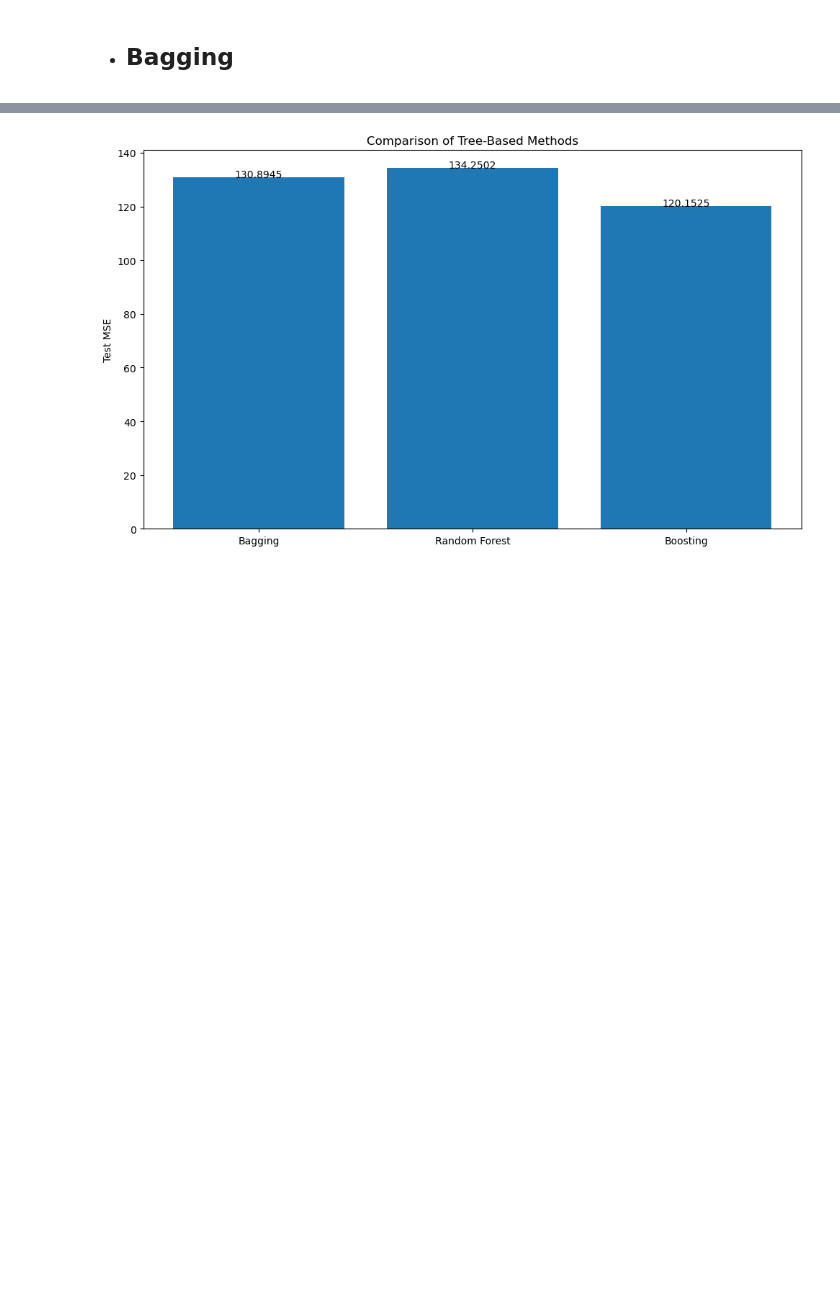
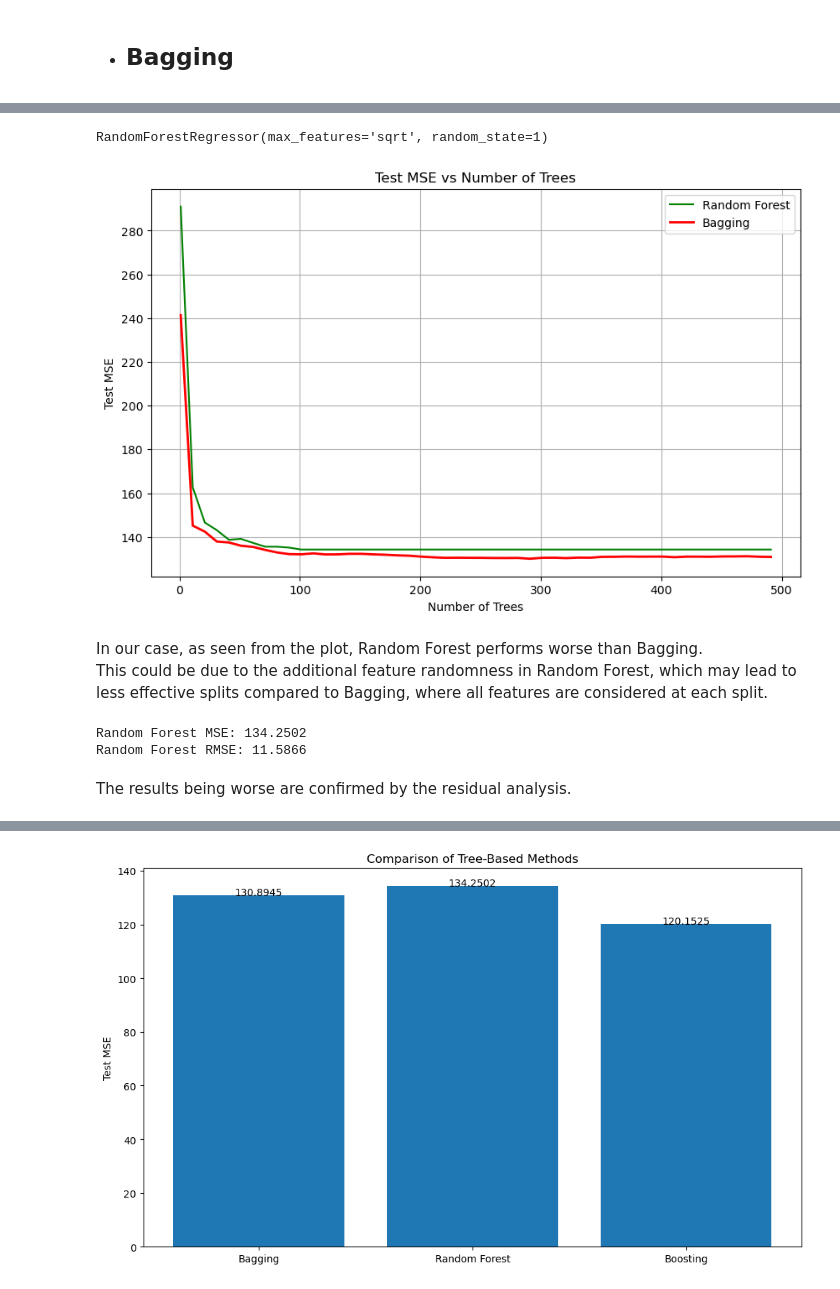
Before and after one commit to DanieleGotti/Food_Delivery_Time_Prediction, a Jupyter notebook: TreeBasedMethods (da fare).ipynb, the cells around one changed output, grey strips where cells are left out. Saved outputs shown, nothing was run; the diff lists cells and outputs as text; code cells hidden in the pictures; blank space fills up the shorter version.

```diff
--- a/TreeBasedMethods (da fare).ipynb
+++ b/TreeBasedMethods (da fare).ipynb
@@ -365,8 +267,0 @@ RandomForestRegressor(max_features='sqrt', random_state=1)
-# %%
-# Error vs number of trees for Random Forest
-error_rate_rf = []
-X_test_array = X_test.to_numpy()  # Se non l'hai già fatto sopra
-
-for i in range(1, 101, 2):
-    y_pred_rf = np.mean([t.predict(X_test_array) for t in forest_model.estimators_[:i]], axis=0)
-    error_rate_rf.append(mean_squared_error(y_test, y_pred_rf))
@@ -456,0 +370,9 @@ Boosting RMSE: 10.9614
+# %%
+forest_model = RandomForestRegressor(
+    n_estimators=100,
+    max_features='sqrt',
+    random_state=1
+)
+forest_model.fit(X_train, y_train)
+# %% [output]
+RandomForestRegressor(max_features='sqrt', random_state=1)
@@ -456,0 +386,25 @@ Boosting RMSE: 10.9614
+# %%
+plt.figure(figsize=(10, 6))
+plt.plot(range(1, 501, 10), error_rate_rf, 'g-', label='Random Forest')
+plt.plot(range(1, 501, 10), error_rate, 'r-', lw=2, label='Bagging')
+plt.xlabel('Number of Trees')
+plt.ylabel('Test MSE')
+plt.title('Test MSE vs Number of Trees')
+plt.legend()
+plt.grid(True)
+plt.show()
+# %% [output]
+[figure, added]
+# %% [markdown]
+In our case, as seen from the plot, Random Forest performs worse than Bagging.
+This could be due to the additional feature randomness in Random Forest, which may lead to less effective splits compared to Bagging, where all features are considered at each split.
+# %%
+y_pred_rf = forest_model.predict(X_test)
+mse_rf = mean_squared_error(y_test, y_pred_rf)
+print(f"Random Forest MSE: {mse_rf:.4f}")
+print(f"Random Forest RMSE: {np.sqrt(mse_rf):.4f}")
+# %% [output]
+Random Forest MSE: 134.2502
+Random Forest RMSE: 11.5866
+# %% [markdown]
+The results being worse are confirmed by the residual analysis.
```
Also changed, not shown: parts of 37 cells of this notebook, 1 other file.
